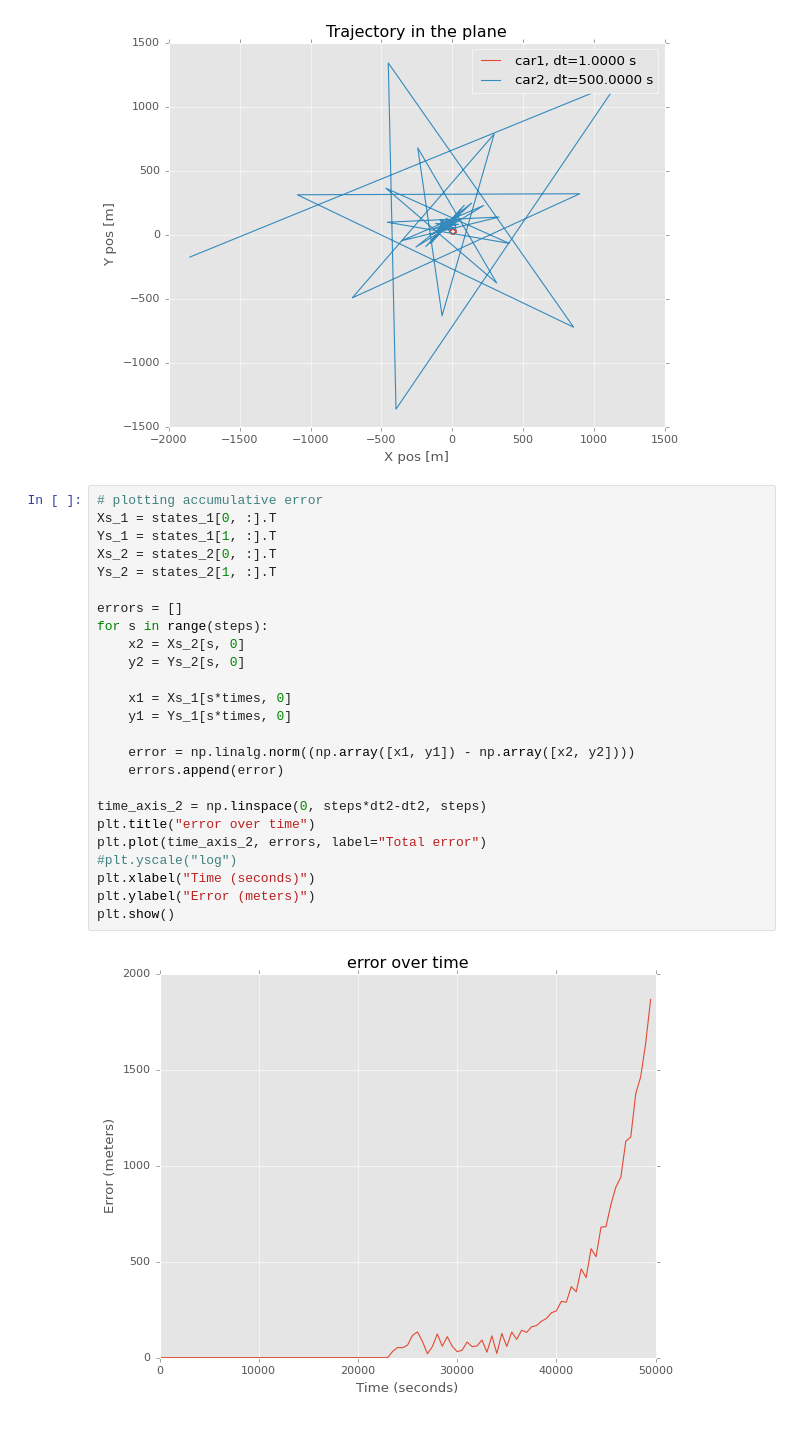
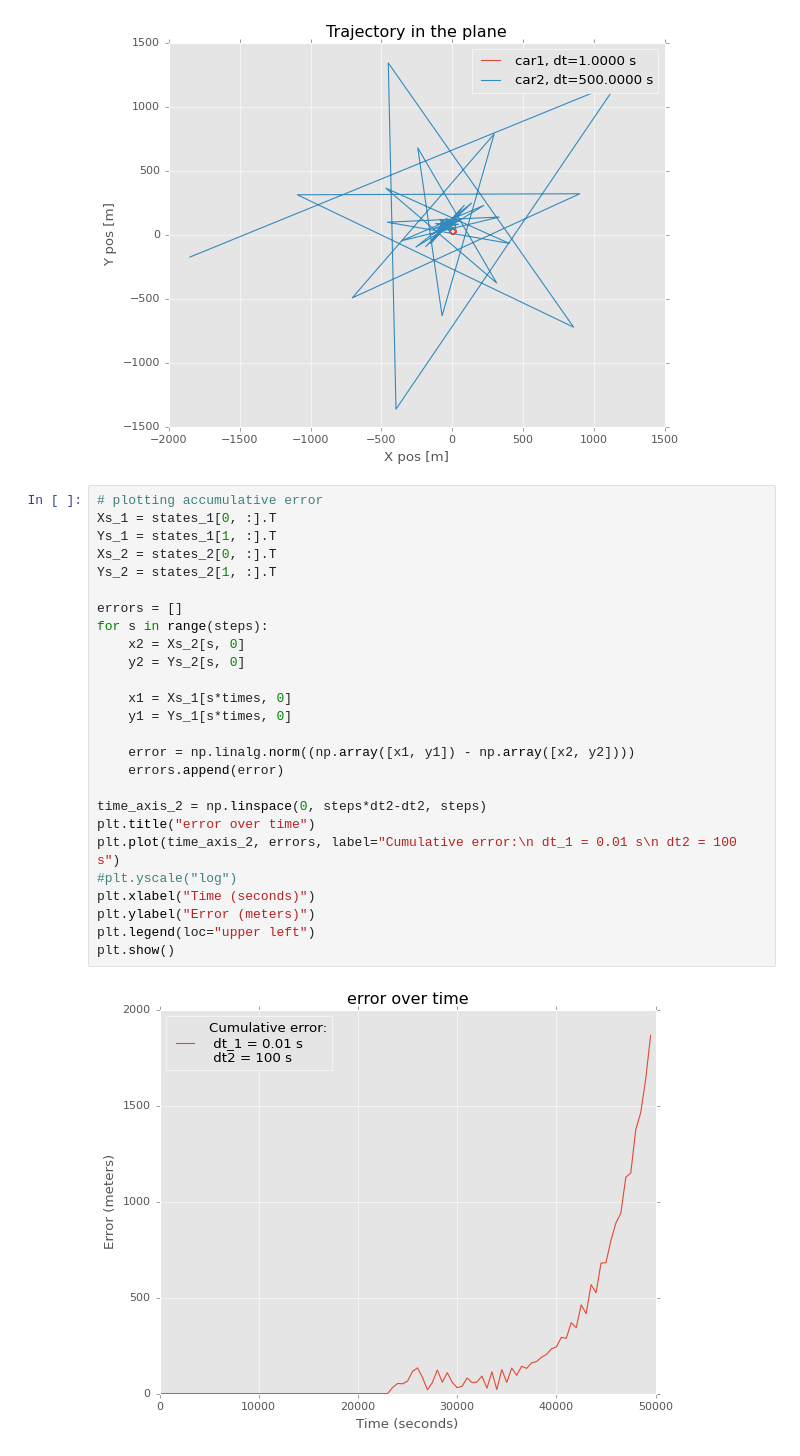
Before and after one commit to henrfj/master_thesis_2023, a Jupyter notebook: numerical_stability.ipynb, the cells around one changed output. Cells and saved outputs as stored; diff of their text form.

```diff
--- a/numerical_stability.ipynb
+++ b/numerical_stability.ipynb
@@ -204,27 +204,28 @@ plt.show()
 # %%
 # plotting accumulative error
 Xs_1 = states_1[0, :].T
 Ys_1 = states_1[1, :].T
 Xs_2 = states_2[0, :].T
 Ys_2 = states_2[1, :].T
 
 errors = []
 for s in range(steps):
     x2 = Xs_2[s, 0]
     y2 = Ys_2[s, 0]
 
     x1 = Xs_1[s*times, 0]
     y1 = Ys_1[s*times, 0]
 
     error = np.linalg.norm((np.array([x1, y1]) - np.array([x2, y2])))
     errors.append(error)
 
 time_axis_2 = np.linspace(0, steps*dt2-dt2, steps)
 plt.title("error over time")
-plt.plot(time_axis_2, errors, label="Total error")
+plt.plot(time_axis_2, errors, label="Cumulative error:\n dt_1 = 0.01 s\n dt2 = 100 s")
 #plt.yscale("log")
 plt.xlabel("Time (seconds)")
 plt.ylabel("Error (meters)")
+plt.legend(loc="upper left")
 plt.show()
 # %% [output]
-[figure, old version]
+[figure, new version]
```
Also changed, not shown: 9 other files.
